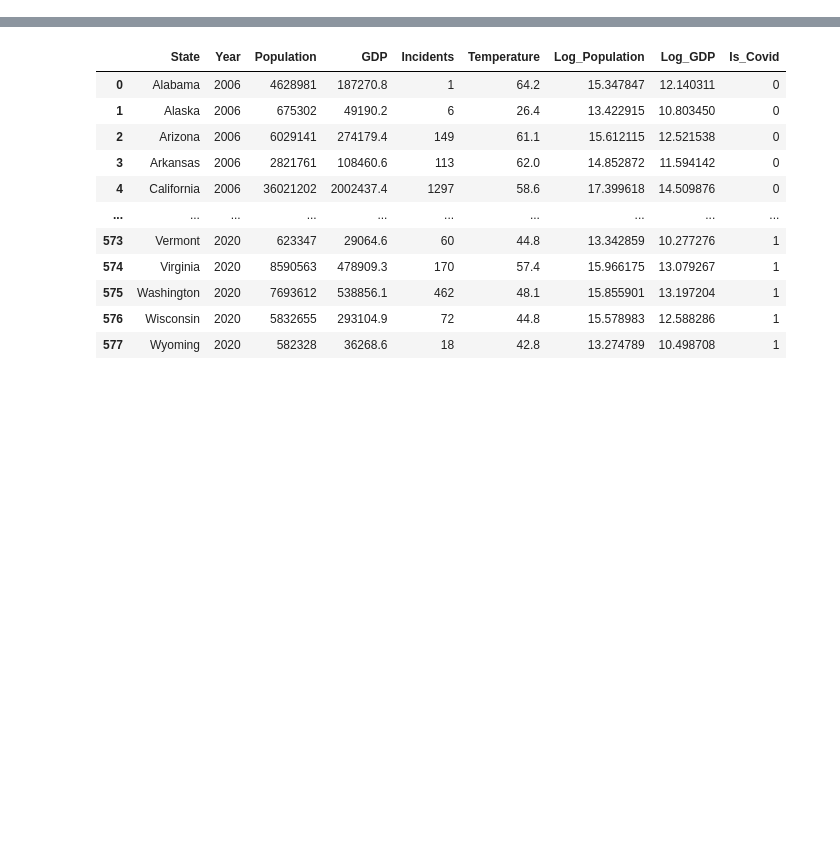
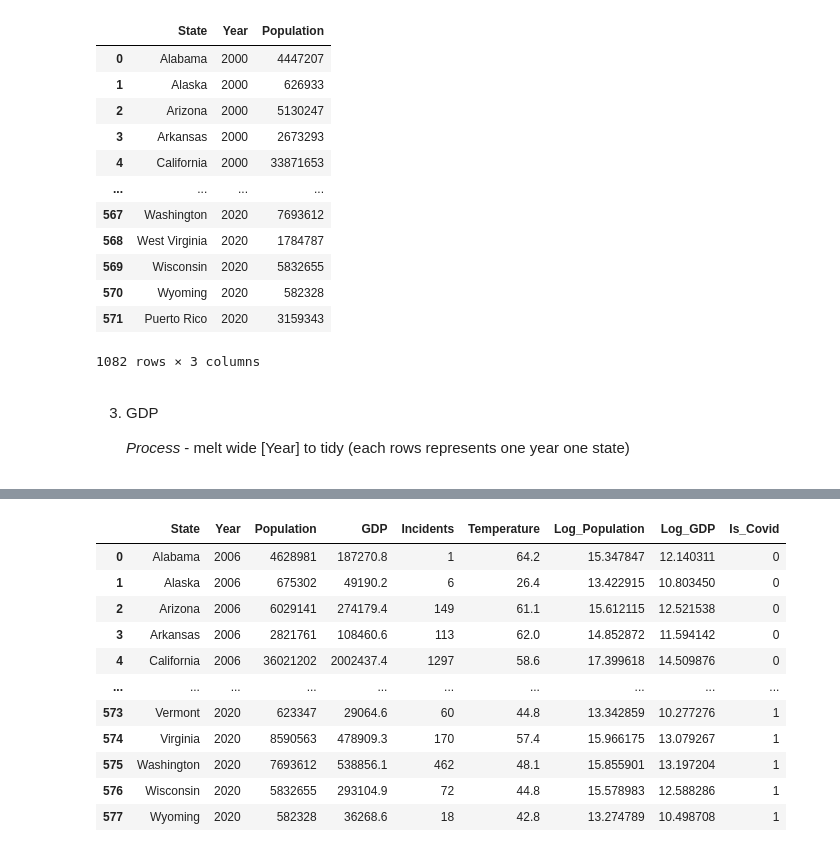
Before and after one commit to ChenTsizhen/2950_Project, a Jupyter notebook: master.ipynb, the cells around one changed output, grey strips where cells are left out. Saved outputs shown, nothing was run; the diff lists cells and outputs as text; code cells hidden in the pictures; blank space fills up the shorter version.

```diff
--- a/master.ipynb
+++ b/master.ipynb
@@ -69,7 +103,25 @@ pop2 = pd.melt(pop2, id_vars=['State'], value_vars=pop2.columns[1:], var_name='Y
 # %%
 # Combine population data (2010-2020) and (2000-2009)
 table_pop = pd.concat([pop2, pop1])
-# table_pop
+table_pop
+# %% [output]
+|  | State | Year | Population |
+| 0 | Alabama | 2000 | 4447207 |
+| 1 | Alaska | 2000 | 626933 |
+| 2 | Arizona | 2000 | 5130247 |
+| 3 | Arkansas | 2000 | 2673293 |
+| 4 | California | 2000 | 33871653 |
+| ... | ... | ... | ... |
+| 567 | Washington | 2020 | 7693612 |
+| 568 | West Virginia | 2020 | 1784787 |
+| 569 | Wisconsin | 2020 | 5832655 |
+| 570 | Wyoming | 2020 | 582328 |
+| 571 | Puerto Rico | 2020 | 3159343 |
+1082 rows × 3 columns
+# %% [markdown]
+3. GDP
+
+   *Process* - melt wide [Year] to tidy (each rows represents one year one state)
 # %%
 table_gdp = pd.read_csv('./gdp.csv', thousands=',')
 
```
Also changed, not shown: parts of 16 cells of this notebook, 1 other file.
